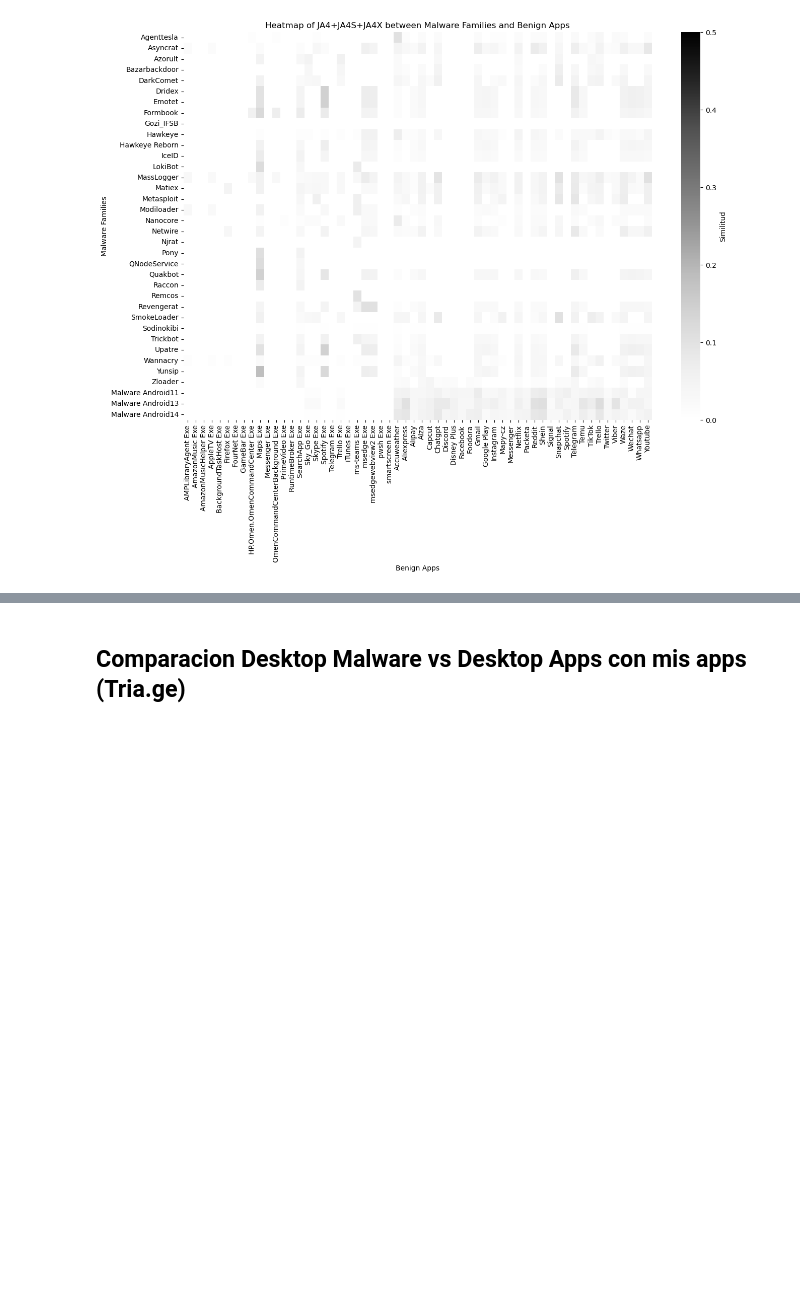
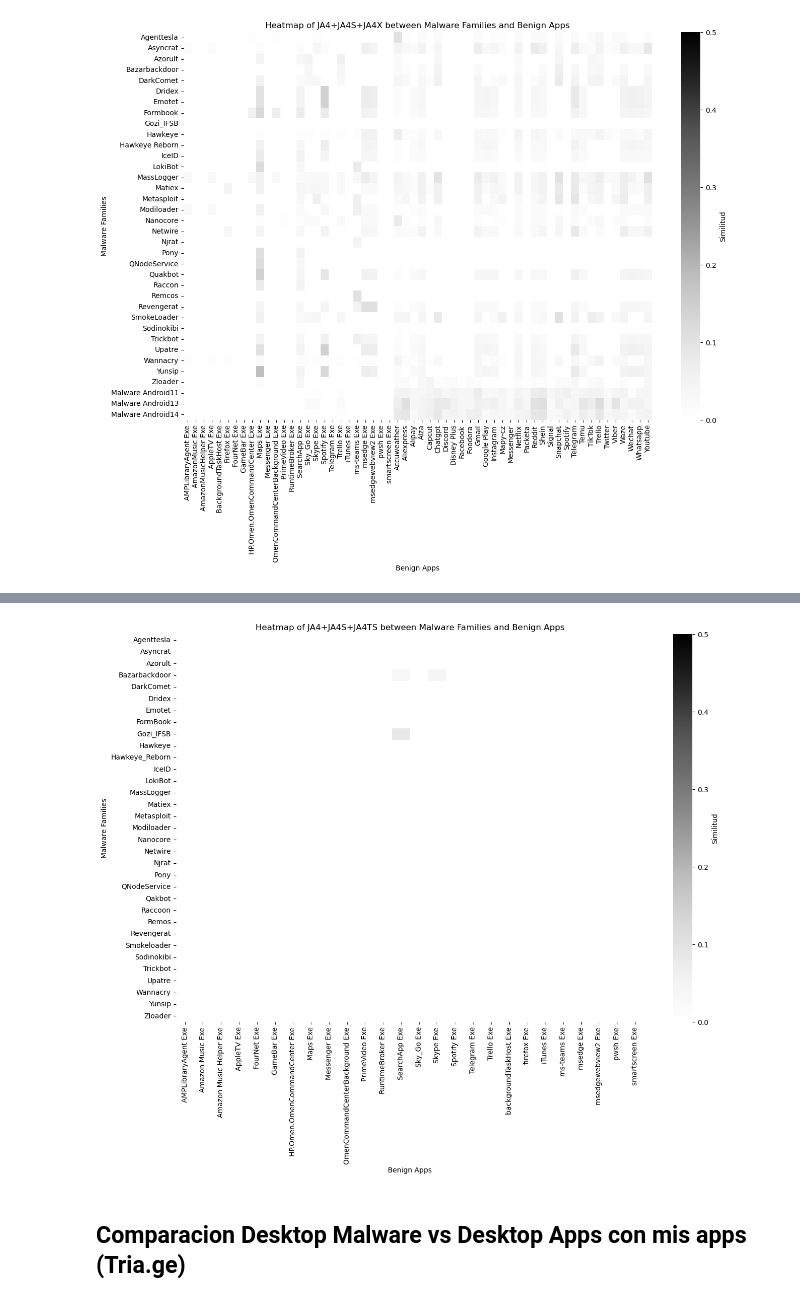
Before and after one commit to fingopolo/MalJA4DIST, a Jupyter notebook: model/heatmaps.ipynb, the cells around one changed output, grey strips where cells are left out. Saved outputs shown, nothing was run; the diff lists cells and outputs as text; code cells hidden in the pictures; blank space fills up the shorter version.

```diff
--- a/model/heatmaps.ipynb
+++ b/model/heatmaps.ipynb
@@ -654,14 +748,16 @@ df_desktop_malware["JA4+JA4X"] = df_desktop_malware["JA4hash"].astype(str) + "_"
 df_desktop_malware["JA4+SNI"] = df_desktop_malware["JA4hash"].astype(str) + "_" + df_desktop_malware["SNI"].astype(str)
 df_desktop_malware["JA4+JA4S+SNI"] = df_desktop_malware["JA4hash"].astype(str) + "_" + df_desktop_malware["JA4Shash"].astype(str) + "_" + df_desktop_malware["SNI"].astype(str)
 df_desktop_malware["JA4+JA4S+JA4X"] = df_desktop_malware["JA4hash"].astype(str) + "_" + df_desktop_malware["JA4Shash"].astype(str) + "_" + df_desktop_malware["JA4X"].astype(str)
+df_desktop_malware["JA4+JA4S+JA4TS"] = df_desktop_malware["JA4hash"].astype(str) + "_" + df_desktop_malware["JA4Shash"].astype(str) + "_" + df_desktop_malware["ja4ts"].astype(str)
 
 df_desktop_apps["JA4+JA4S"] = df_desktop_apps["JA4hash"].astype(str) + "_" + df_desktop_apps["JA4Shash"].astype(str)
 df_desktop_apps["JA4+JA4X"] = df_desktop_apps["JA4hash"].astype(str) + "_" + df_desktop_apps["JA4X"].astype(str)
 df_desktop_apps["JA4+SNI"] = df_desktop_apps["JA4hash"].astype(str) + "_" + df_desktop_apps["SNI"].astype(str)
 df_desktop_apps["JA4+JA4S+SNI"] = df_desktop_apps["JA4hash"].astype(str) + "_" + df_desktop_apps["JA4Shash"].astype(str) + "_" + df_desktop_apps["SNI"].astype(str)
 df_desktop_apps["JA4+JA4S+JA4X"] = df_desktop_apps["JA4hash"].astype(str) + "_" + df_desktop_apps["JA4Shash"].astype(str) + "_" + df_desktop_apps["JA4X"].astype(str)
+df_desktop_apps["JA4+JA4S+JA4TS"] = df_desktop_apps["JA4hash"].astype(str) + "_" + df_desktop_apps["JA4Shash"].astype(str) + "_" + df_desktop_apps["ja4ts"].astype(str)
 
-df_mobile_malware["JA4+JA4S"] = df_mobile_malware["JA4hash"].astype(str) + "_" + df_mobile_malware["JA4Shash"].astype(str)
+"""df_mobile_malware["JA4+JA4S"] = df_mobile_malware["JA4hash"].astype(str) + "_" + df_mobile_malware["JA4Shash"].astype(str)
 df_mobile_malware["JA4+JA4X"] = df_mobile_malware["JA4hash"].astype(str) + "_" + df_mobile_malware["JA4X"].astype(str)
 df_mobile_malware["JA4+SNI"] = df_mobile_malware["JA4hash"].astype(str) + "_" + df_mobile_malware["SNI"].astype(str)
 df_mobile_malware["JA4+JA4S+SNI"] = df_mobile_malware["JA4hash"].astype(str) + "_" + df_mobile_malware["JA4Shash"].astype(str) + "_" + df_mobile_malware["SNI"].astype(str)
@@ -672,4 +768,4 @@ df_mobile_apps["JA4+JA4S"] = df_mobile_apps["JA4hash"].astype(str) + "_" + df_mo
 df_mobile_apps["JA4+JA4X"] = df_mobile_apps["JA4hash"].astype(str) + "_" + df_mobile_apps["JA4X"].astype(str)
 df_mobile_apps["JA4+SNI"] = df_mobile_apps["JA4hash"].astype(str) + "_" + df_mobile_apps["SNI"].astype(str)
 df_mobile_apps["JA4+JA4S+SNI"] = df_mobile_apps["JA4hash"].astype(str) + "_" + df_mobile_apps["JA4Shash"].astype(str) + "_" + df_mobile_apps["SNI"].astype(str)
-df_mobile_apps["JA4+JA4S+JA4X"] = df_mobile_apps["JA4hash"].astype(str) + "_" + df_mobile_apps["JA4Shash"].astype(str) + "_" + df_mobile_apps["JA4X"].astype(str)
+df_mobile_apps["JA4+JA4S+JA4X"] = df_mobile_apps["JA4hash"].astype(str) + "_" + df_mobile_apps["JA4Shash"].astype(str) + "_" + df_mobile_apps["JA4X"].astype(str)"""
@@ -1025,0 +1141,24 @@ plt.show()
+# %%
+import numpy as np
+
+families_malware = list(ja4_malware.keys())
+families_apps = list(ja4_apps.keys())
+
+matriz_similitud_ja4_ja4s_ja4ts = np.zeros((len(families_malware), len(families_apps)))
+
+for i, fam_a in enumerate(families_malware):
+    for j, fam_b in enumerate(families_apps):
+        set_a = set(ja4_malware[fam_a])
+        set_b = set(ja4_apps[fam_b])
+
+        huellas_comunes = len(set_a & set_b)
+
+        total_huellas = len(set_a) + len(set_b)
+        similitud = huellas_comunes / total_huellas if total_huellas > 0 else 0
+
+        matriz_similitud_ja4_ja4s_ja4ts[i, j] = similitud
+
+df_similitud_ja4_ja4s_ja4ts = pd.DataFrame(matriz_similitud_ja4_ja4s_ja4ts, index=families_malware, columns=families_apps)
+
+print("Matriz de Similitud JA4 entre Malware y Aplicaciones Benignas:\n")
+print(df_similitud_ja4_ja4s_ja4ts)
@@ -1026,3 +1183,18 @@ plt.show()
+# %%
+import seaborn as sns
+import matplotlib.pyplot as plt
+
+plt.figure(figsize=(15, 10))
+sns.heatmap(df_similitud_ja4_ja4s_ja4ts, cmap="Greys", annot=False, cbar_kws={'label': 'Similitud'}, vmin=0, vmax=0.5)
+
+plt.title("Heatmap of JA4+JA4S+JA4TS between Malware Families and Benign Apps")
+plt.xlabel("Benign Apps")
+plt.ylabel("Malware Families")
+
+plt.savefig('benign_malware_JA4_JA4S_JA4TS.pdf', bbox_inches='tight', dpi=300)
+plt.show()
+# %% [output]
+[figure, added]
 # %% [markdown]
 ## Comparacion Desktop Malware vs Desktop Apps con mis apps (Tria.ge)
 # %%
```
Also changed, not shown: parts of 21 cells of this notebook, 5 other files.
